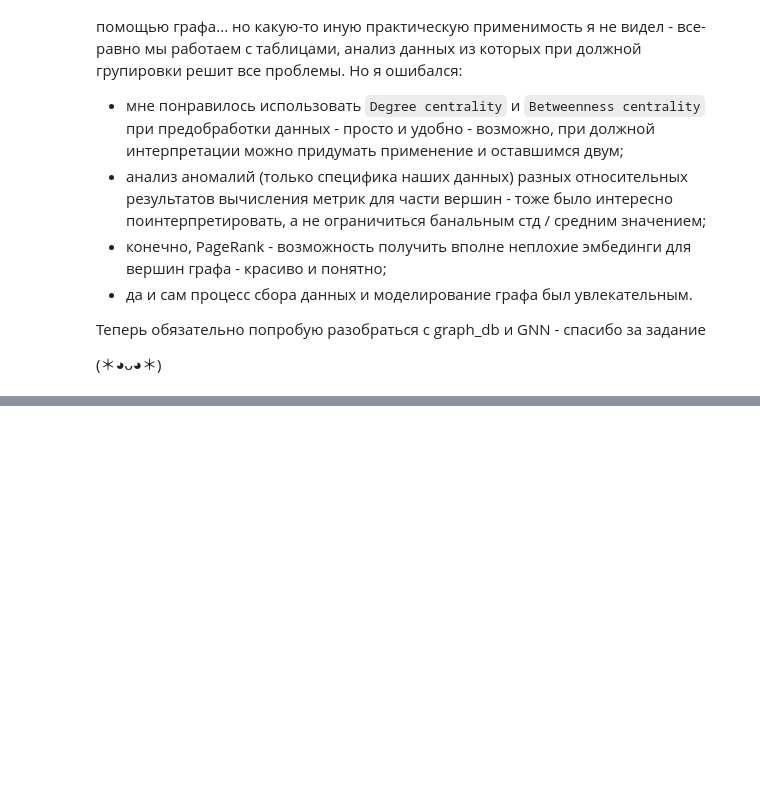
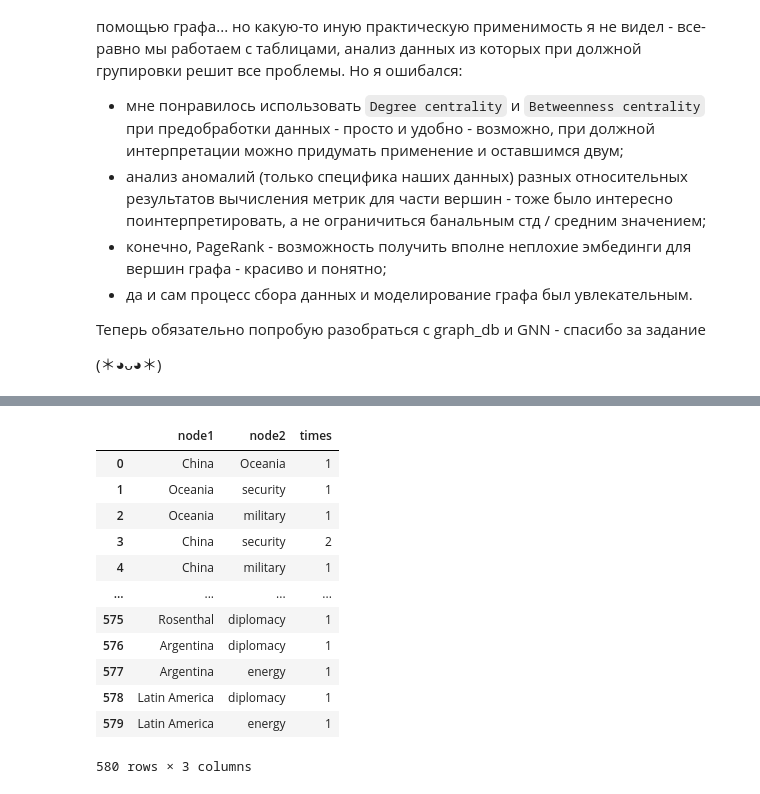
Before and after one commit to sblenlkj/Decision_Theory_HW2, a Jupyter notebook: Kanevskii_HW2.ipynb, the cells around one changed output, grey strips where cells are left out. Cells and saved outputs as stored; diff of their text form; code cells hidden in the pictures; blank space fills up the shorter version.

```diff
--- a/Kanevskii_HW2.ipynb
+++ b/Kanevskii_HW2.ipynb
@@ -489,0 +515,16 @@ False
+# %%
+connections_df
+# %% [output]
+|  | node1 | node2 | times |
+| 0 | China | Oceania | 1 |
+| 1 | Oceania | security | 1 |
+| 2 | Oceania | military | 1 |
+| 3 | China | security | 2 |
+| 4 | China | military | 1 |
+| ... | ... | ... | ... |
+| 575 | Rosenthal | diplomacy | 1 |
+| 576 | Argentina | diplomacy | 1 |
+| 577 | Argentina | energy | 1 |
+| 578 | Latin America | diplomacy | 1 |
+| 579 | Latin America | energy | 1 |
+580 rows × 3 columns
```
Also changed, not shown: parts of 5 cells of this notebook, 2 other files.
